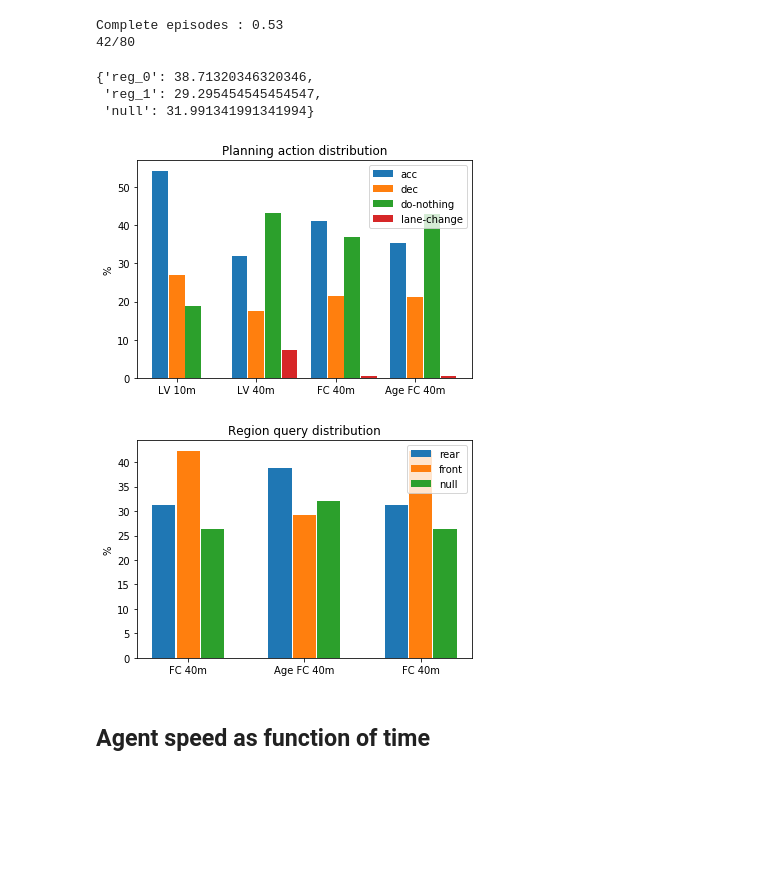
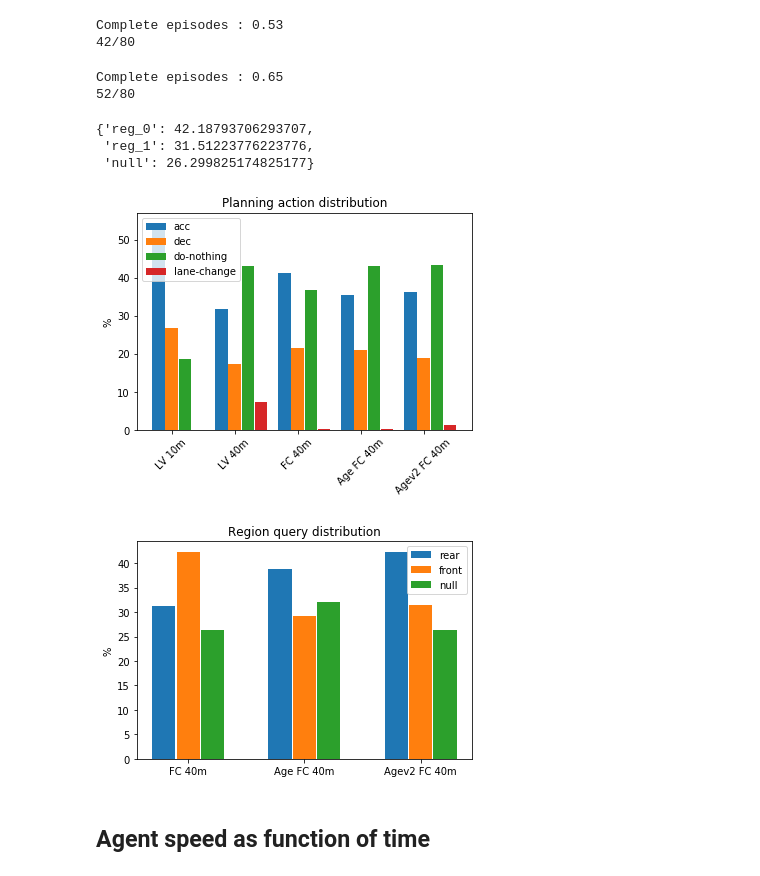
Before and after one commit to mynkpl1998/upgraded-octo-lamp, a Jupyter notebook: extras/analysis/homogeneous-with-tf.ipynb, the cells around one changed output. Saved outputs shown, nothing was run; the diff lists cells and outputs as text; code cells hidden in the pictures; blank space fills up the shorter version.

```diff
--- a/extras/analysis/homogeneous-with-tf.ipynb
+++ b/extras/analysis/homogeneous-with-tf.ipynb
@@ -16,6 +16,7 @@ onlyLV10mPath = "/home/mayank/ray_results/homogeneous-with-tf-LV-40m/onlyLocalVi
 onlyLV40mPath = "/home/mayank/ray_results/homogeneous-with-tf-LV-40m/onlyLocalView40m_gamma_0.999_shared_vf/data_tf_enabled.pkl"
 FC40mPath = '/home/mayank/ray_results/homogeneous-with-tf-LV-40m/fullComm40m_gamma_0.999_vf_shared_part_2/data_tf_enabled.pkl'
 FC40mAgePath = '/home/mayank/ray_results/homogeneous-with-tf-LV-40m/fullComm40Age-age-v1-part-2/data_tf_enabled.pkl'
+FC40mAgev2Path = '/home/mayank/ray_results/homogeneous-with-tf-LV-40m/PPO_v2i-v0_0_2019-11-29_13-52-21jyu29o_c/data_tf_enabled.pkl'
 
 # no tf lights
 FC40mPathNoTF = '/home/mayank/ray_results/homogeneous-with-tf-LV-40m/fullComm40m_gamma_0.999_vf_shared_part_2/data_tf_disabled.pkl'
@@ -29,6 +30,7 @@ onlyLV10mData = loadPKL(onlyLV10mPath)
 onlyLV40mData = loadPKL(onlyLV40mPath)
 FC40mData = loadPKL(FC40mPath)
 FC40mAgeData = loadPKL(FC40mAgePath)
+FC40mAgev2Data = loadPKL(FC40mAgev2Path)
 
 # no tf lights
 FC40mDataNoTF = loadPKL(FC40mPathNoTF)
@@ -107,7 +116,7 @@ Complete episodes : 0.53
 # %%
-xticks = ['LV 10m', 'LV 40m', 'FC 40m', 'Age FC 40m']
-plt.xticks([0, 1, 2, 3], xticks)
-plt.bar([0, 1, 2, 3], [onlyLV10mspeed.mean(), onlyLV40mspeed.mean(), FC40mspeed.mean(), FC40mAgespeed.mean()], yerr=[onlyLV10mspeed.std(), onlyLV40mspeed.std(), FC40mspeed.std(), FC40mAgespeed.std()])
+xticks = ['LV 10m', 'LV 40m', 'FC 40m', 'Age FC 40m', 'Agev2 FC 40m']
+plt.xticks([0, 1, 2, 3, 4], xticks, rotation=45)
+plt.bar([0, 1, 2, 3, 4], [onlyLV10mspeed.mean(), onlyLV40mspeed.mean(), FC40mspeed.mean(), FC40mAgespeed.mean(), FC40mAgev2speed.mean()], yerr=[onlyLV10mspeed.std(), onlyLV40mspeed.std(), FC40mspeed.std(), FC40mAgespeed.std(), FC40mAgev2speed.std()])
 plt.ylabel('avg. agent speed (km/hr)')
 plt.show()
 #plt.grid()
@@ -236,34 +245,41 @@ FC40mAgecommActs = parseRegs(FC40mAgeActsStat['complete'], regs)
 # %% [output]
 Complete episodes : 0.53
 42/80
-# %%
-FC40mAgecommActs
-# %% [output]
-{'reg_0': 38.71320346320346,
- 'reg_1': 29.295454545454547,
- 'null': 31.991341991341994}
+# %%
+FC40mAgev2ActsStat = getPlanActStats(FC40mAgev2Data)
+FC40mAgev2planActs = parsePlanActs(FC40mAgev2ActsStat['complete'], planEncode)
+FC40mAgev2commActs = parseRegs(FC40mAgev2ActsStat['complete'], regs)
+# %% [output]
+Complete episodes : 0.65
+52/80
+# %%
+FC40mAgev2commActs
+# %% [output]
+{'reg_0': 42.18793706293707,
+ 'reg_1': 31.51223776223776,
+ 'null': 26.299825174825177}
 # %%
-accBar = [onlyLV10mplanActs['acc'], onlyLV40mplanActs['acc'], FC40mplanActs['acc'], FC40mAgeplanActs['acc']]
-decBar = [onlyLV10mplanActs['dec'], onlyLV40mplanActs['dec'], FC40mplanActs['dec'], FC40mAgeplanActs['dec']]
-laneChangeBar = [onlyLV10mplanActs['lane-change'], onlyLV40mplanActs['lane-change'], FC40mplanActs['lane-change'], FC40mAgeplanActs['lane-change']]
-nothingBar = [onlyLV10mplanActs['do-nothing'], onlyLV40mplanActs['do-nothing'], FC40mplanActs['do-nothing'], FC40mAgeplanActs['do-nothing']]
-plt.bar(np.array([0, 1, 2, 3]) - 0.21, accBar, width=0.2, label='acc')
-plt.bar(np.array([0, 1, 2, 3]), decBar, width=0.2, label='dec')
-plt.bar(np.array([0, 1, 2, 3]) + 0.21, nothingBar, width=0.2, label='do-nothing')
-plt.bar(np.array([0, 1, 2, 3]) + 0.42, laneChangeBar, width=0.2, label='lane-change')
-plt.xticks([0, 1, 2, 3], xticks)
+accBar = [onlyLV10mplanActs['acc'], onlyLV40mplanActs['acc'], FC40mplanActs['acc'], FC40mAgeplanActs['acc'], FC40mAgev2planActs['acc']]
+decBar = [onlyLV10mplanActs['dec'], onlyLV40mplanActs['dec'], FC40mplanActs['dec'], FC40mAgeplanActs['dec'], FC40mAgev2planActs['dec']]
+laneChangeBar = [onlyLV10mplanActs['lane-change'], onlyLV40mplanActs['lane-change'], FC40mplanActs['lane-change'], FC40mAgeplanActs['lane-change'], FC40mAgev2planActs['lane-change']]
+nothingBar = [onlyLV10mplanActs['do-nothing'], onlyLV40mplanActs['do-nothing'], FC40mplanActs['do-nothing'], FC40mAgeplanActs['do-nothing'], FC40mAgev2planActs['do-nothing']]
+plt.bar(np.array([0, 1, 2, 3, 4]) - 0.21, accBar, width=0.2, label='acc')
+plt.bar(np.array([0, 1, 2, 3, 4]), decBar, width=0.2, label='dec')
+plt.bar(np.array([0, 1, 2, 3, 4]) + 0.21, nothingBar, width=0.2, label='do-nothing')
+plt.bar(np.array([0, 1, 2, 3, 4]) + 0.42, laneChangeBar, width=0.2, label='lane-change')
+plt.xticks([0, 1, 2, 3, 4], xticks, rotation=45)
 plt.legend()
 plt.ylabel('%')
 plt.title('Planning action distribution')
 plt.show()
 # %% [output]
-[figure, old version]
+[figure, new version]
 # %%
-rearBar = [FC40mcommActs['reg_0'], FC40mAgecommActs['reg_0'], FC40mcommActs['reg_0']]
-frontBar = [FC40mcommActs['reg_1'], FC40mAgecommActs['reg_1'], FC40mcommActs['reg_1']]
-nullBar = [FC40mcommActs['null'], FC40mAgecommActs['null'], FC40mcommActs['null']]
+rearBar = [FC40mcommActs['reg_0'], FC40mAgecommActs['reg_0'], FC40mAgev2commActs['reg_0']]
+frontBar = [FC40mcommActs['reg_1'], FC40mAgecommActs['reg_1'], FC40mAgev2commActs['reg_1']]
+nullBar = [FC40mcommActs['null'], FC40mAgecommActs['null'], FC40mAgev2commActs['null']]
 
-xticks = ['FC 40m', 'Age FC 40m', 'FC 40m']
+xticks = ['FC 40m', 'Age FC 40m', 'Agev2 FC 40m']
 plt.xticks([0, 1, 2], xticks)
 plt.bar(np.arange(0, len([0, 1, 2])) - 0.21, rearBar, width=0.2, label='rear')
 plt.bar(np.arange(0, len([0, 1,2 ])), frontBar, width=0.2, label='front')
@@ -273,7 +289,7 @@ plt.ylabel('%')
 plt.title('Region query distribution')
 plt.show()
 # %% [output]
-[figure, old version]
+[figure, new version]
 # %% [markdown]
 ## Agent speed as function of time
 # %% [markdown]
```
Also changed, not shown: parts of 5 cells of this notebook, 2 other files.
